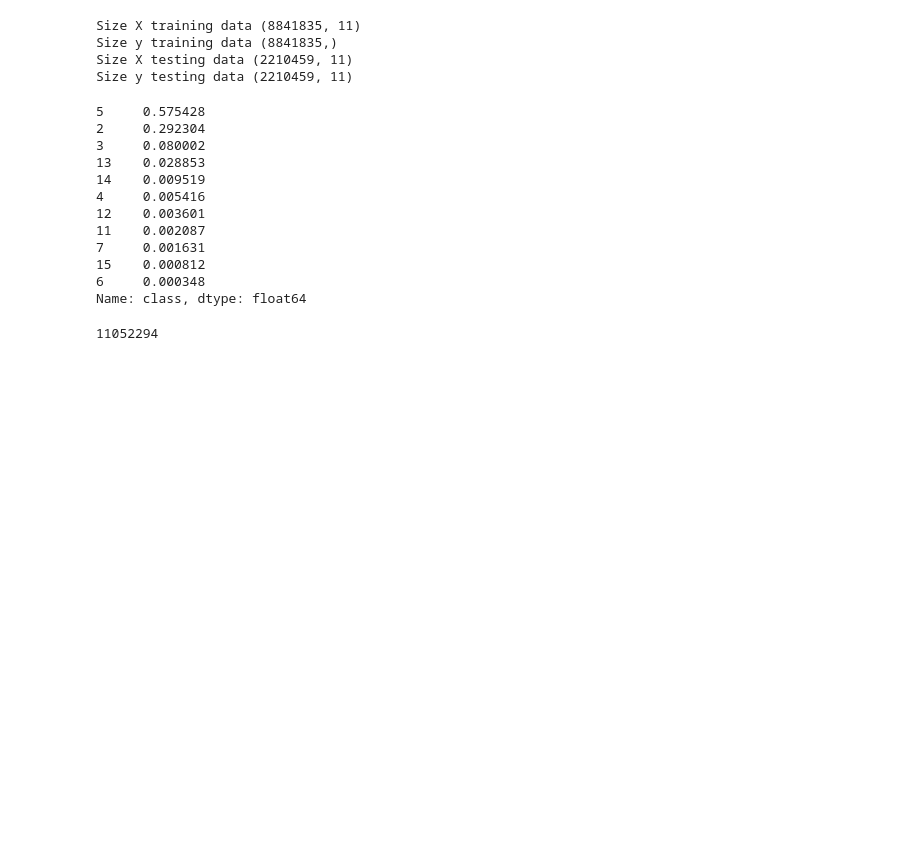
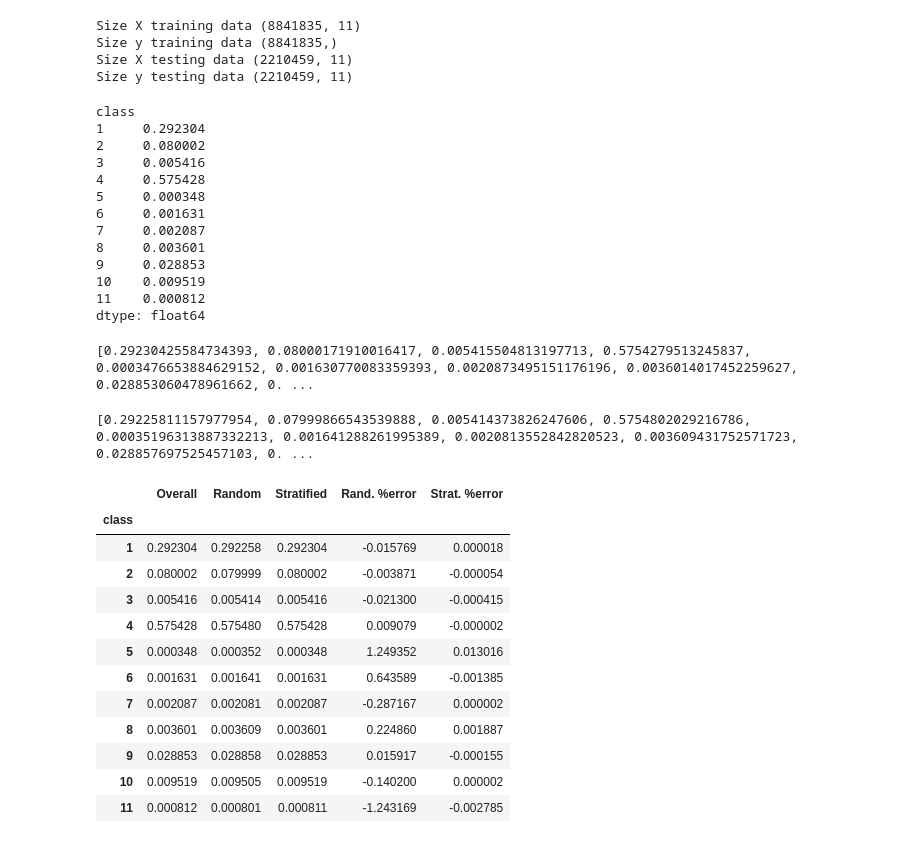
Before and after one commit to NoemiRoecklinger/dissertation, a Jupyter notebook: 6_AnalyseAttributes_10NN.ipynb, the cells around one changed output. Drawn from its saved outputs; the diff is of its cells as text; code cells hidden in the pictures; blank space fills up the shorter version.

```diff
--- a/6_AnalyseAttributes_10NN.ipynb
+++ b/6_AnalyseAttributes_10NN.ipynb
@@ -251,21 +251,62 @@ Size y training data (8841835,)
 Size X testing data (2210459, 11)
 Size y testing data (2210459, 11)
 # %%
-df['class'].value_counts() / X.shape[0]
+df.groupby('class').size() / X.shape[0]
 # %% [output]
-5     0.575428
-2     0.292304
-3     0.080002
-13    0.028853
-14    0.009519
-4     0.005416
-12    0.003601
-11    0.002087
-7     0.001631
-15    0.000812
-6     0.000348
-Name: class, dtype: float64
+class
+1     0.292304
+2     0.080002
+3     0.005416
+4     0.575428
+5     0.000348
+6     0.001631
+7     0.002087
+8     0.003601
+9     0.028853
+10    0.009519
+11    0.000812
+dtype: float64
-# %%
-X.shape[0]
-# %% [output]
-11052294
+# %%
+store1 = []
+
+for elem in range(1,12):
+    temp = np.count_nonzero(y_train == elem)/float((y_train.shape[0]))
+    store1.append(temp)
+
+print store1
+# %% [output]
+[0.29230425584734393, 0.08000171910016417, 0.005415504813197713, 0.5754279513245837, 0.0003476653884629152, 0.001630770083359393, 0.0020873495151176196, 0.0036014017452259627, 0.028853060478961662, 0. ...
+# %%
+store2 = []
+
+for elem in range(1,12):
+    temp = np.count_nonzero(y_train_rand == elem)/float((y_train_rand.shape[0]))
+    store2.append(temp)
+
+print store2
+# %% [output]
+[0.29225811157977954, 0.07999866543539888, 0.005414373826247606, 0.5754802029216786, 0.00035196313887332213, 0.001641288261995389, 0.0020813552842820523, 0.003609431752571723, 0.028857697525457103, 0. ...
+# %%
+compare_props = pd.DataFrame({
+    "Overall": df.groupby('class').size() / X.shape[0],
+    "Stratified": store1,
+    "Random": store2,
+}).sort_index()
+compare_props["Rand. %error"] = 100 * compare_props["Random"] / compare_props["Overall"] - 100
+compare_props["Strat. %error"] = 100 * compare_props["Stratified"] / compare_props["Overall"] - 100
+# %%
+compare_props
+# %% [output]
+|  | Overall | Random | Stratified | Rand. %error | Strat. %error |
+| class |  |  |  |  |  |
+| 1 | 0.292304 | 0.292258 | 0.292304 | -0.015769 | 0.000018 |
+| 2 | 0.080002 | 0.079999 | 0.080002 | -0.003871 | -0.000054 |
+| 3 | 0.005416 | 0.005414 | 0.005416 | -0.021300 | -0.000415 |
+| 4 | 0.575428 | 0.575480 | 0.575428 | 0.009079 | -0.000002 |
+| 5 | 0.000348 | 0.000352 | 0.000348 | 1.249352 | 0.013016 |
+| 6 | 0.001631 | 0.001641 | 0.001631 | 0.643589 | -0.001385 |
+| 7 | 0.002087 | 0.002081 | 0.002087 | -0.287167 | 0.000002 |
+| 8 | 0.003601 | 0.003609 | 0.003601 | 0.224860 | 0.001887 |
+| 9 | 0.028853 | 0.028858 | 0.028853 | 0.015917 | -0.000155 |
+| 10 | 0.009519 | 0.009505 | 0.009519 | -0.140200 | 0.000002 |
+| 11 | 0.000812 | 0.000801 | 0.000811 | -1.243169 | -0.002785 |
```
Also changed, not shown: parts of 4 cells of this notebook.
